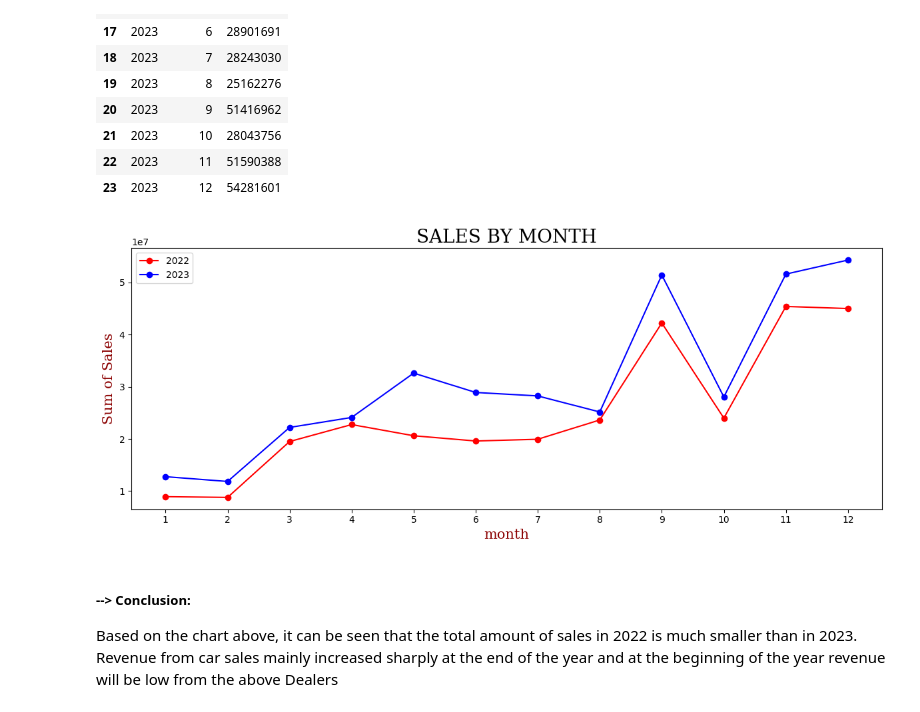
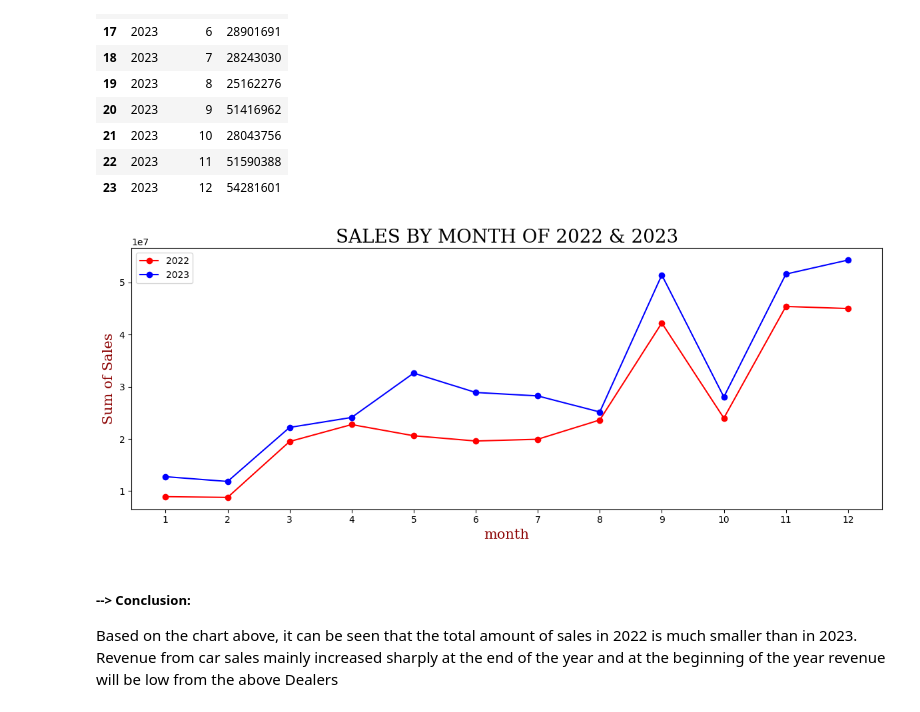
Before and after one commit to dontask1124/ANALYZING-CAR-SALES-DATA-USING-PYTHON, a Jupyter notebook: main.ipynb, the cells around one changed output. Saved outputs shown, nothing was run; the diff lists cells and outputs as text; code cells hidden in the pictures.

```diff
--- a/main.ipynb
+++ b/main.ipynb
@@ -150,18 +135,18 @@ font2 = {'family':'serif','color':'darkred','size':15}
 # %%
 plt.figure(figsize=(12,5))
 
 plt.plot('month', "Price ($)", data = date_Price_Month_2022, marker = "o" , color = 'red')
 plt.plot('month', "Price ($)", data = date_Price_Month_2023, marker = "o" , color = 'blue')
 plt.xticks(date_Price_Month_2023['month'], [x+1 for x in range(12)])
 
 plt.legend(['2022','2023'])
-plt.title("SALES BY MONTH", fontdict = font1, color = 'black')
+plt.title("SALES BY MONTH OF 2022 & 2023", fontdict = font1, color = 'black')
 plt.xlabel("month", fontdict= font2)
 plt.ylabel("Sum of Sales", fontdict= font2)
 plt.tight_layout()
 plt.show()
 # %% [output]
-[figure, old version]
+[figure, new version]
 # %% [markdown]
 <h5>--> Conclusion:</h5> <p>Based on the chart above, it can be seen that the total amount of sales in 2022 is much smaller than in 2023.<br>
 Revenue from car sales mainly increased sharply at the end of the year and at the beginning of the year revenue will be low from the above Dealers</p>
```
Also changed, not shown: parts of 21 cells of this notebook.
